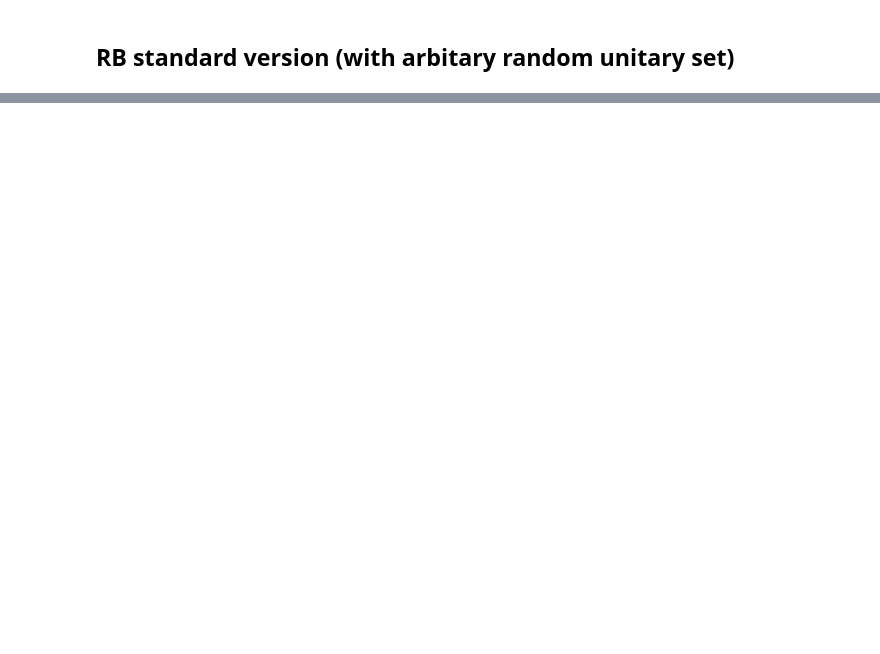
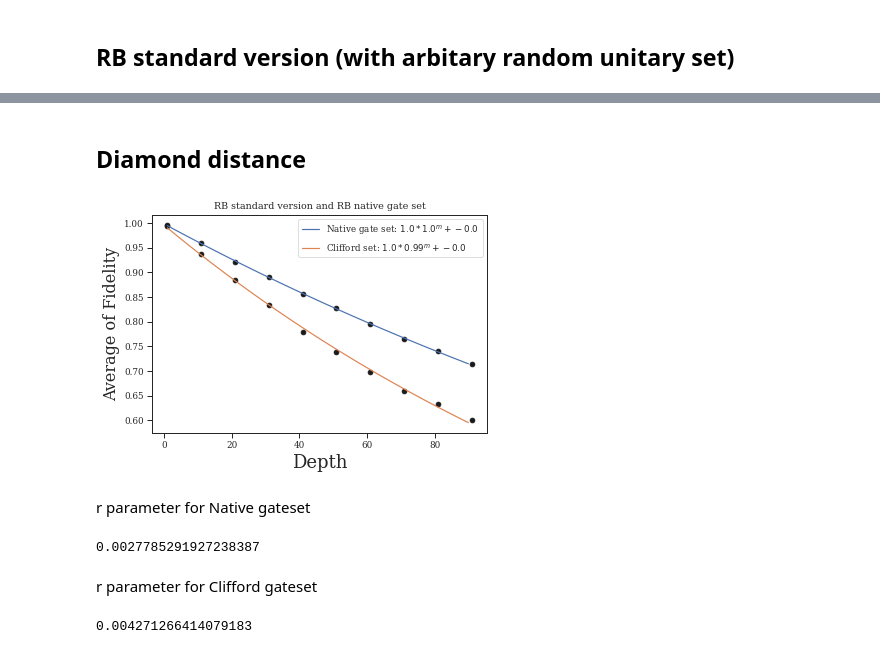
Before and after one commit to mmehrani/Randomized_Benchmarking_protocol, a Jupyter notebook: Bench_machine.ipynb, the cells around one changed output, grey strips where cells are left out. Drawn from its saved outputs; the diff is of its cells as text; code cells hidden in the pictures; blank space fills up the shorter version.

```diff
--- a/Bench_machine.ipynb
+++ b/Bench_machine.ipynb
@@ -99,0 +166,35 @@ Text(0, 0.5, 'Average of Fidelity')
+# %% [markdown]
+## Diamond distance
+# %%
+fig = plt.figure()
+ax = fig.add_subplot()
+
+# plt.loglog()
+
+ax.scatter(ordered_layers, avg_rng_fdlty_list,color = 'k')
+ax.scatter(ordered_layers, avg_std_fdlty_list,color = 'k')
+
+ax.plot(between_layers, decay_func(between_layers, *popt_rng), label = r'Native gate set: ${1}*{0}^m+{2}$'.format(*np.round(popt_rng,2)))
+ax.plot(between_layers, decay_func(between_layers, *popt_std), label = r'Clifford set: ${1}*{0}^m+{2}$'.format(*np.round(popt_std,2)))
+
+plt.xlabel('Depth', fontsize=18)
+plt.ylabel('Average of Fidelity', fontsize=16)
+plt.title('RB standard version and RB native gate set')
+
+plt.legend()
+
+fig.savefig('RB_std_ntv_comparison.png')
+# %% [output]
+[figure, added]
+# %% [markdown]
+r parameter for Native gateset
+# %%
+decay_param(popt_rng[0], n_qubit)
+# %% [output]
+0.0027785291927238387
+# %% [markdown]
+r parameter for Clifford gateset
+# %%
+decay_param(popt_std[0], n_qubit)
+# %% [output]
+0.004271266414079183
```
Also changed, not shown: parts of 17 cells of this notebook, 1 other file.
